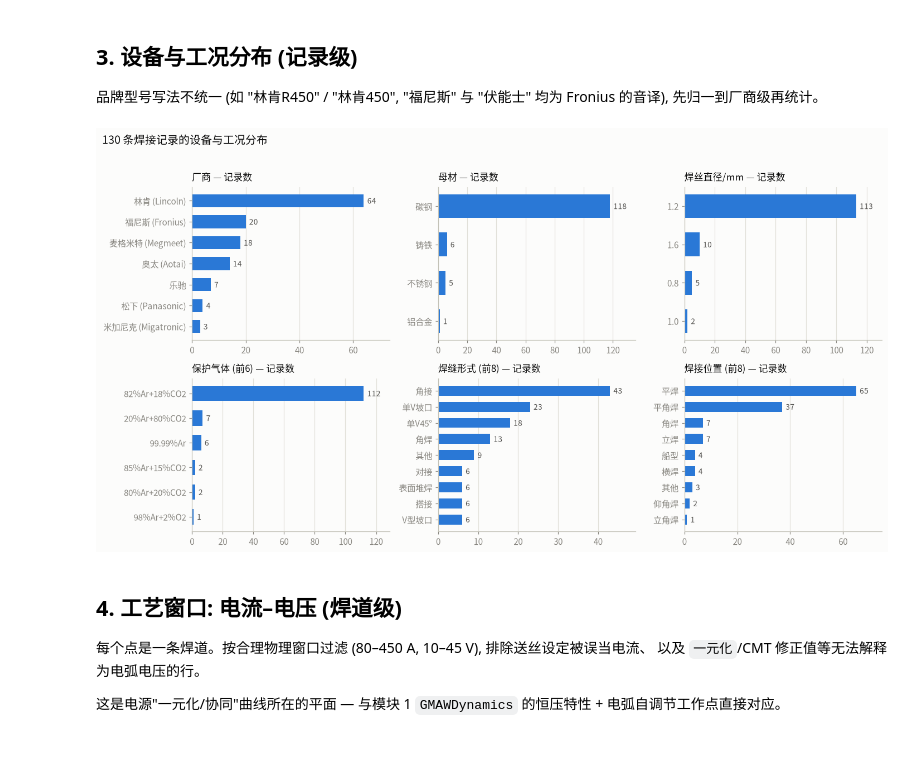
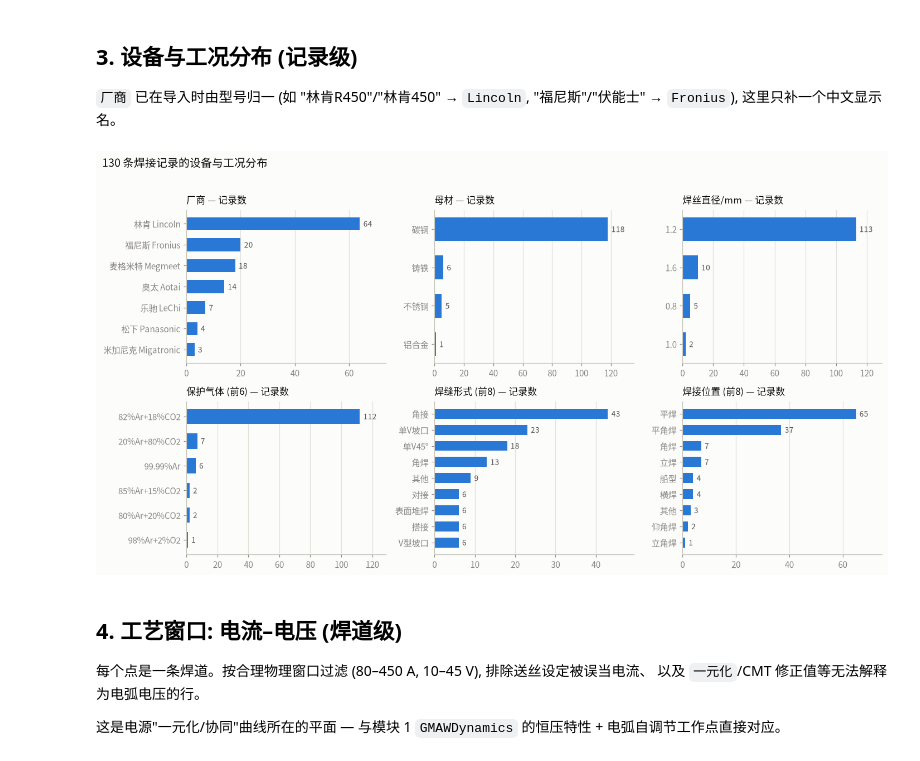
Before and after one commit to Binjian/welding-dynamics, a Jupyter notebook: notebooks/welding_parameter_database_exploration.ipynb, the cells around one changed output. Drawn from its saved outputs; the diff is of its cells as text; code cells hidden in the pictures.

```diff
--- a/notebooks/welding_parameter_database_exploration.ipynb
+++ b/notebooks/welding_parameter_database_exploration.ipynb
@@ -11,14 +16,16 @@
 # %%
-import re
-from pathlib import Path
-
 import numpy as np
 import pandas as pd
 import matplotlib
 import matplotlib.pyplot as plt
+from pymongo import MongoClient
 
-DATA = Path("../project_data/data/Welding Process Parameter Database 2022_rev.2022.03.24.xlsx")
-assert DATA.exists(), "请从仓库根目录的 notebooks/ 下运行"
+# ---- 连接 MongoDB (与 project_data/ingest_mongo.py 同一接口) ----
+MONGO = "mongodb://localhost:27017"
+DB, COLL = "welding_dynamics", "welding_parameters"
+coll = MongoClient(MONGO, serverSelectionTimeoutMS=5000)[DB][COLL]
+assert coll.estimated_document_count() > 0, (
+    "集合为空 — 请先在仓库根目录运行: uv run python project_data/ingest_mongo.py")
 
 # 中文字体 (环境自带 Noto Sans CJK)
 matplotlib.rcParams["font.sans-serif"] = ["Noto Sans CJK SC", "WenQuanYi Zen Hei", "SimHei", "sans-serif"]
@@ -149,43 +133,38 @@ rec[["焊机型号", "母材", "焊丝直径", "保护气体", "焊缝形式", "
 # %% [markdown]
 ## 3. 设备与工况分布 (记录级)
 
-品牌型号写法不统一 (如 "林肯R450" / "林肯450", "福尼斯" 与 "伏能士" 均为 Fronius 的音译), 先归一到厂商级再统计。
+`厂商` 已在导入时由型号归一 (如 "林肯R450"/"林肯450" → `Lincoln`, "福尼斯"/"伏能士" → `Fronius`),
+这里只补一个中文显示名。
 # %%
-def manufacturer(s):
-    s = str(s)
-    for key, name in [("林肯", "林肯 (Lincoln)"), ("奥太", "奥太 (Aotai)"),
-                      ("麦格米特", "麦格米特 (Megmeet)"), ("福尼斯", "福尼斯 (Fronius)"),
-                      ("伏能士", "福尼斯 (Fronius)"), ("乐驰", "乐驰"), ("乐弛", "乐驰"),
-                      ("松下", "松下 (Panasonic)"), ("米加尼克", "米加尼克 (Migatronic)")]:
-        if key in s: return name
-    return "其他"
-
-rec["厂商"] = rec["焊机型号"].map(manufacturer)
+MFR_LABEL = {"Lincoln": "林肯 Lincoln", "Aotai": "奥太 Aotai", "Megmeet": "麦格米特 Megmeet",
+             "Fronius": "福尼斯 Fronius", "LeChi": "乐驰 LeChi", "Panasonic": "松下 Panasonic",
+             "Migatronic": "米加尼克 Migatronic", "other": "其他"}
+rec["厂商名"] = rec["厂商"].map(lambda s: MFR_LABEL.get(s, s))
 rec["气体"] = rec["保护气体"].astype(str).str.replace("氩气", "Ar").str.replace(" ", "")
 rec["焊缝"] = rec["焊缝形式"].astype(str).str.replace("v", "V")
+rec["丝径"] = rec["焊丝直径mm"].dropna().map("{:.1f}".format)
 
-panels = [("厂商", rec["厂商"]), ("母材", rec["母材"]),
-          ("焊丝直径/mm", rec["焊丝直径mm"].dropna().map("{:.1f}".format)),
+panels = [("厂商", rec["厂商名"]), ("母材", rec["母材"]), ("焊丝直径/mm", rec["丝径"]),
           ("保护气体 (前6)", rec["气体"]), ("焊缝形式 (前8)", rec["焊缝"]), ("焊接位置 (前8)", rec["焊接位置"])]
 tops = [99, 99, 99, 6, 8, 8]
 
 fig, axes = plt.subplots(2, 3, figsize=(13, 7))
 for ax, (title, s), top in zip(axes.ravel(), panels, tops):
     vc = s.value_counts()
     if len(vc) > top:
         vc = pd.concat([vc.head(top), pd.Series({"其他": vc.iloc[top:].sum()})])
     vc = vc.sort_values()
     ax.barh(vc.index.astype(str), vc.values, color=C[0], height=0.62)
     for y, v in enumerate(vc.values):
         ax.text(v + max(vc.values) * 0.02, y, str(v), va="center", color=INK2, fontsize=9)
     ax.set_xlim(0, max(vc.values) * 1.15)
     ax.grid(axis="y", visible=False)
     style_ax(ax, title=f"{title} — 记录数")
-fig.suptitle("130 条焊接记录的设备与工况分布", color=INK, x=0.01, ha="left", fontsize=13)
+fig.suptitle(f"{len(rec)} 条焊接记录的设备与工况分布", color=INK, x=0.01, ha="left", fontsize=13)
 fig.tight_layout(rect=(0, 0, 1, 0.96))
 plt.show()
 # %% [output]
-[figure, old version]
+[figure, new version]
 # %% [markdown]
 ## 4. 工艺窗口: 电流–电压 (焊道级)
 
```
Also changed, not shown: parts of 18 cells of this notebook, 4 other files.
